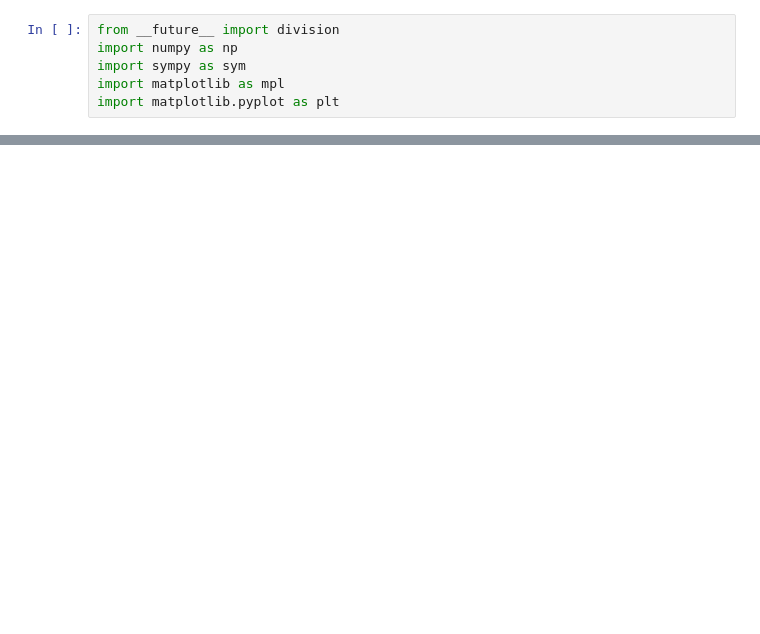
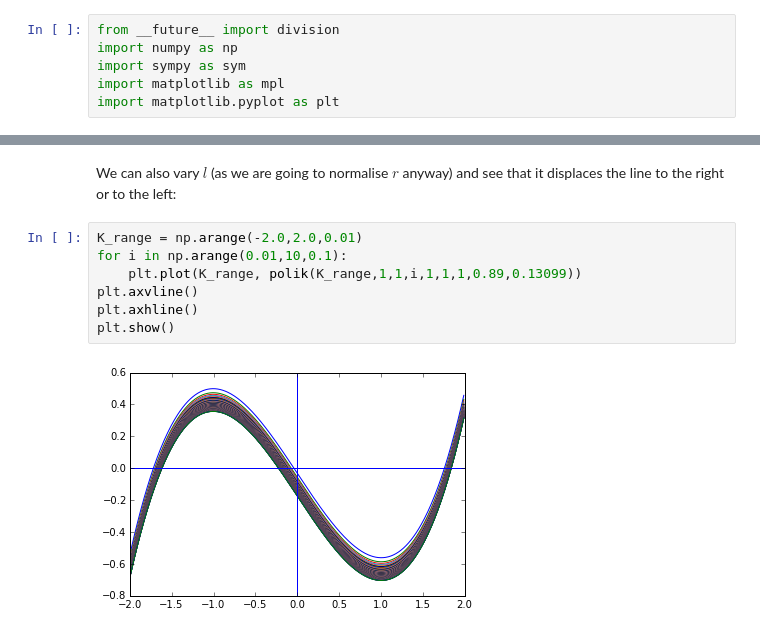
Before and after one commit to davidrpugh/assortative-matching-large-firms, a Jupyter notebook: Capital.ipynb, the cells around one changed output, grey strips where cells are left out. Cells and saved outputs as stored; diff of their text form; blank space fills up the shorter version.

```diff
--- a/Capital.ipynb
+++ b/Capital.ipynb
@@ -129,0 +71,11 @@ final_k.diff(y, theta).simplify()
+# %% [markdown]
+We can also vary $l$ (as we are going to normalise $r$ anyway) and see that it displaces the line to the right or to the left:
+# %%
+K_range = np.arange(-2.0,2.0,0.01)
+for i in np.arange(0.01,10,0.1):
+    plt.plot(K_range, polik(K_range,1,1,i,1,1,1,0.89,0.13099))
+plt.axvline()
+plt.axhline()
+plt.show()
+# %% [output]
+[figure, added]
```
Also changed, not shown: parts of 58 cells of this notebook, 1 other file.
